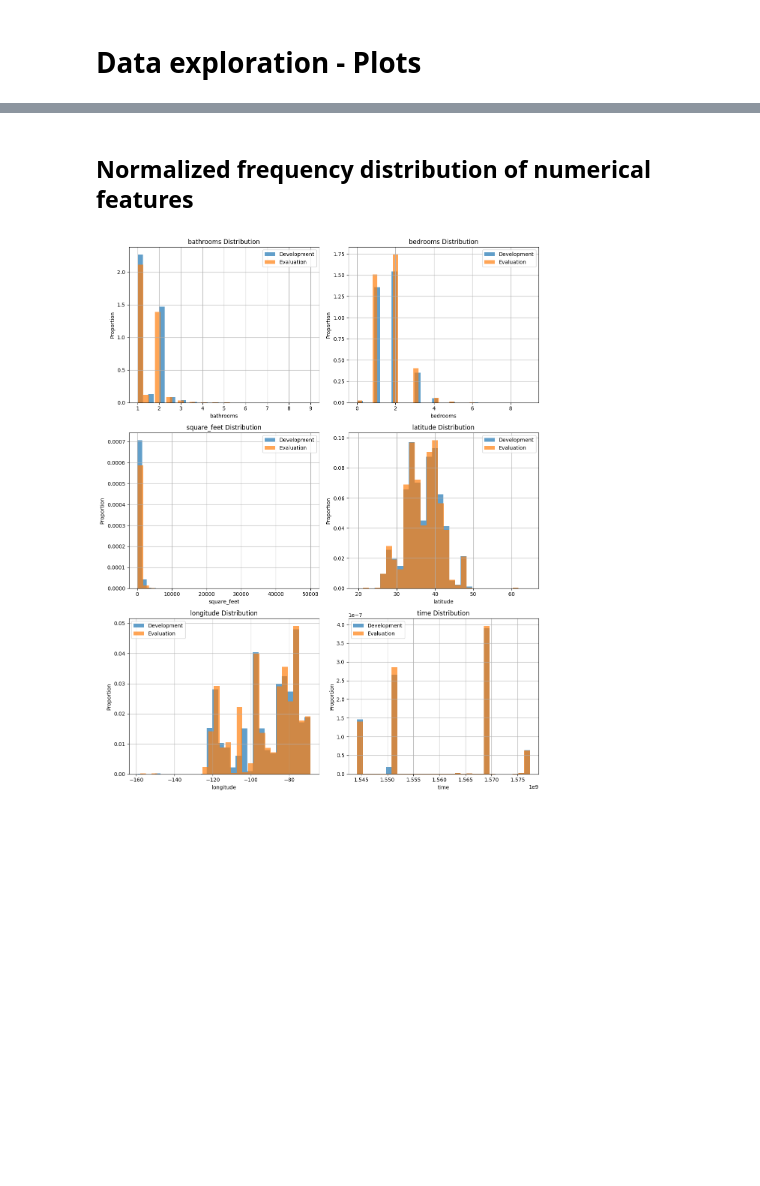
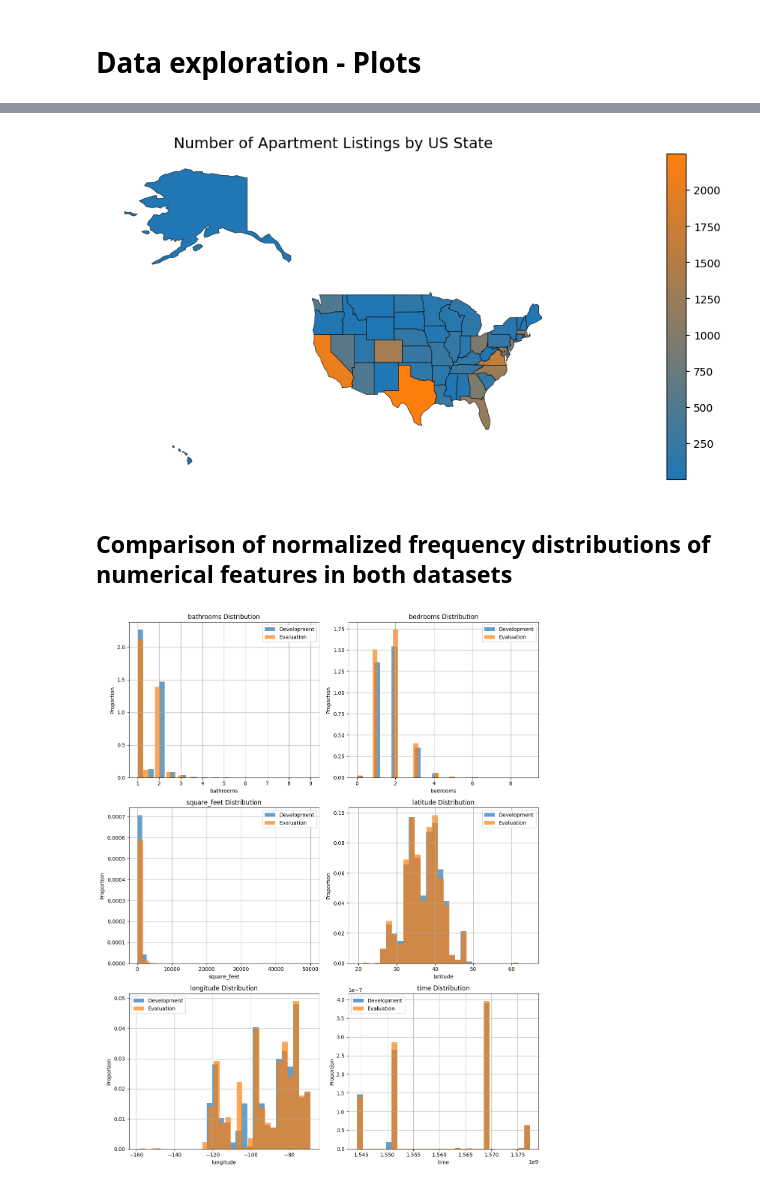
Before and after one commit to giulianaparadiso99/Data-science-lab-process-and-methods, a Jupyter notebook: main.ipynb, the cells around one changed output, grey strips where cells are left out. Saved outputs shown, nothing was run; the diff lists cells and outputs as text; code cells hidden in the pictures; blank space fills up the shorter version.

```diff
--- a/main.ipynb
+++ b/main.ipynb
@@ -135,5 +141,9 @@ plt.show()
+# %%
+plot_apartment_choropleth(evaluate_df)
+# %% [output]
+[figure, added]
 # %% [markdown]
-<h2> Normalized frequency distribution of numerical features
+<h2> Comparison of normalized frequency distributions of numerical features in both datasets
 # %%
 df_plot = df.drop(columns=['price'])
 compare_distributions(df_plot, evaluate_df)
```
Also changed, not shown: parts of 27 cells of this notebook, 4 other files.
